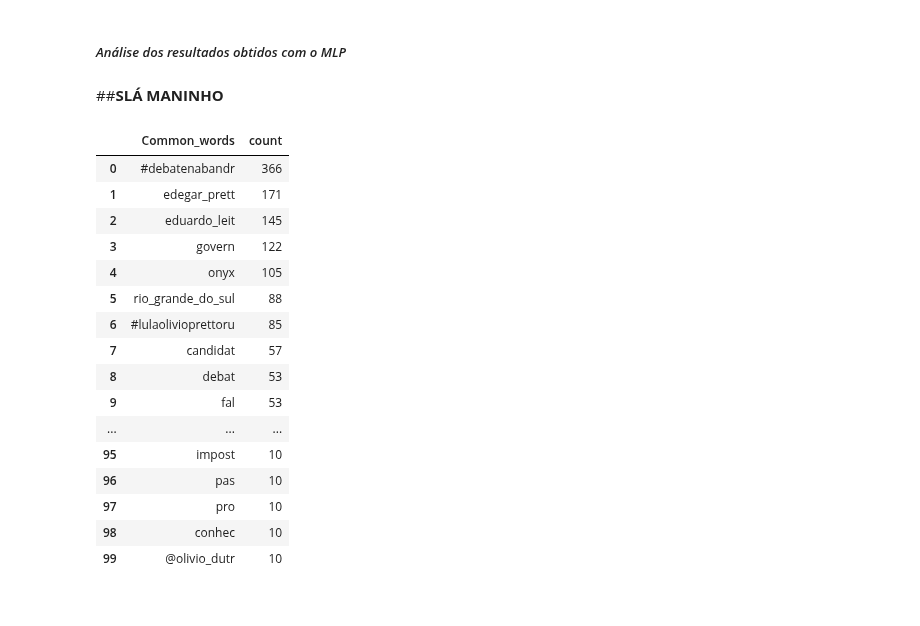
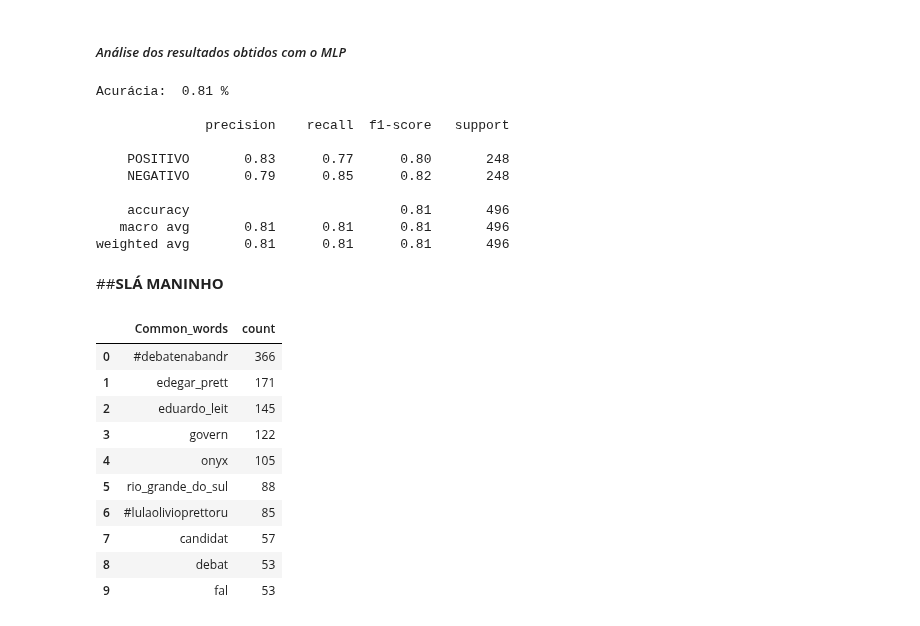
Before and after one commit to jhonatapers/MLPTweets, a Jupyter notebook: Tweets.ipynb, the cells around one changed output. Cells and saved outputs as stored; diff of their text form; code cells hidden in the pictures.

Commit message:
reduzindo numero de common words

```diff
--- a/Tweets.ipynb
+++ b/Tweets.ipynb
@@ -432,37 +432,42 @@ df_resultados
 # %% [markdown]
 ##### *Análise dos resultados obtidos com o MLP*
 # %%
-#resultados = cross_val_predict(modeloMLP, freq_treino, treino_classificacao, cv = 10)
-#acrMLP = metrics.accuracy_score(treino_classificacao, resultados)
+resultados = cross_val_predict(modeloMLP, freq_treino, treino_classificacao, cv = 10)
+acrMLP = metrics.accuracy_score(treino_classificacao, resultados)
 
-#print("Acurácia: ", "%.2f" % acrMLP ,"%\n")
-#print(metrics.classification_report(treino_classificacao, resultados, target_names=['POSITIVO', 'NEGATIVO']))
+print("Acurácia: ", "%.2f" % acrMLP ,"%\n")
+print(metrics.classification_report(treino_classificacao, resultados, target_names=['POSITIVO', 'NEGATIVO']))
+# %% [output]
+Acurácia:  0.81 %
+
+              precision    recall  f1-score   support
+
+    POSITIVO       0.83      0.77      0.80       248
+    NEGATIVO       0.79      0.85      0.82       248
+
+    accuracy                           0.81       496
+   macro avg       0.81      0.81      0.81       496
+weighted avg       0.81      0.81      0.81       496
 # %% [markdown]
 ##**SLÁ MANINHO**
 # %%
 from collections import Counter
 
 normaliza(treino)
 treino['temp_list'] = treino['text'].apply(lambda x:str(x).split())
 top = Counter([item for sublist in treino['temp_list'] for item in sublist])
-temp = pd.DataFrame(top.most_common(100))
+temp = pd.DataFrame(top.most_common(10))
 temp.columns = ['Common_words','count']
 temp.style.background_gradient(cmap='Blues')
 # %% [output]
 |  | Common_words | count |
 | 0 | #debatenabandr | 366 |
 | 1 | edegar_prett | 171 |
 | 2 | eduardo_leit | 145 |
 | 3 | govern | 122 |
 | 4 | onyx | 105 |
 | 5 | rio_grande_do_sul | 88 |
 | 6 | #lulaolivioprettoru | 85 |
 | 7 | candidat | 57 |
 | 8 | debat | 53 |
 | 9 | fal | 53 |
-| ... | ... | ... |
-| 95 | impost | 10 |
-| 96 | pas | 10 |
-| 97 | pro | 10 |
-| 98 | conhec | 10 |
-| 99 | @olivio_dutr | 10 |
```
Also changed, not shown: parts of 1 cell of this notebook.
